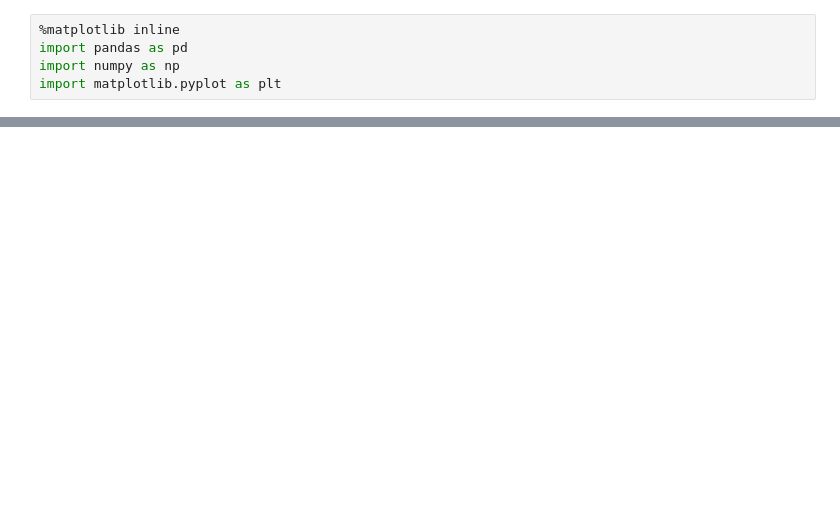
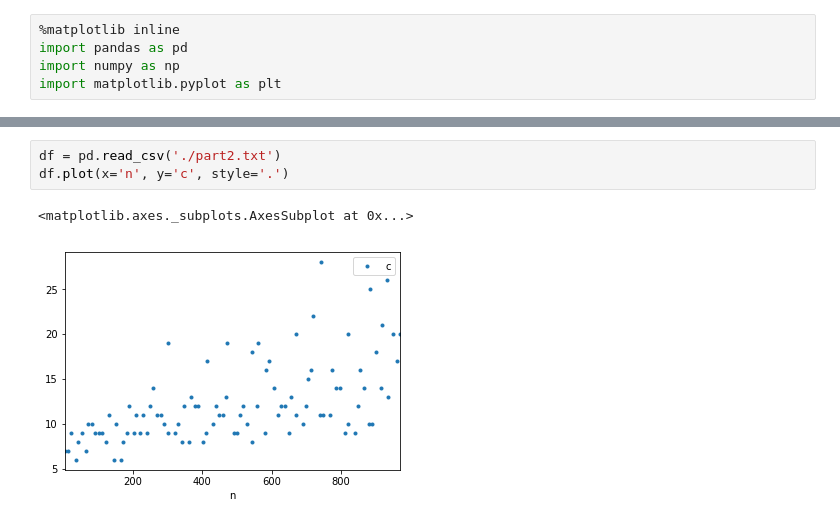
Before and after one commit to Viraj3f/CMPE365, a Jupyter notebook: lab3/plotting.ipynb, the cells around one changed output, grey strips where cells are left out. Drawn from its saved outputs; the diff is of its cells as text; blank space fills up the shorter version.

```diff
--- a/lab3/plotting.ipynb
+++ b/lab3/plotting.ipynb
@@ -36,0 +41,6 @@ df.plot(x='x', y='y', kind='scatter')
+# %%
+df = pd.read_csv('./part2.txt')
+df.plot(x='n', y='c', style='.')
+# %% [output]
+<matplotlib.axes._subplots.AxesSubplot at 0x...>
+[figure, added]
```
Also changed, not shown: parts of 11 cells of this notebook, 9 other files.
